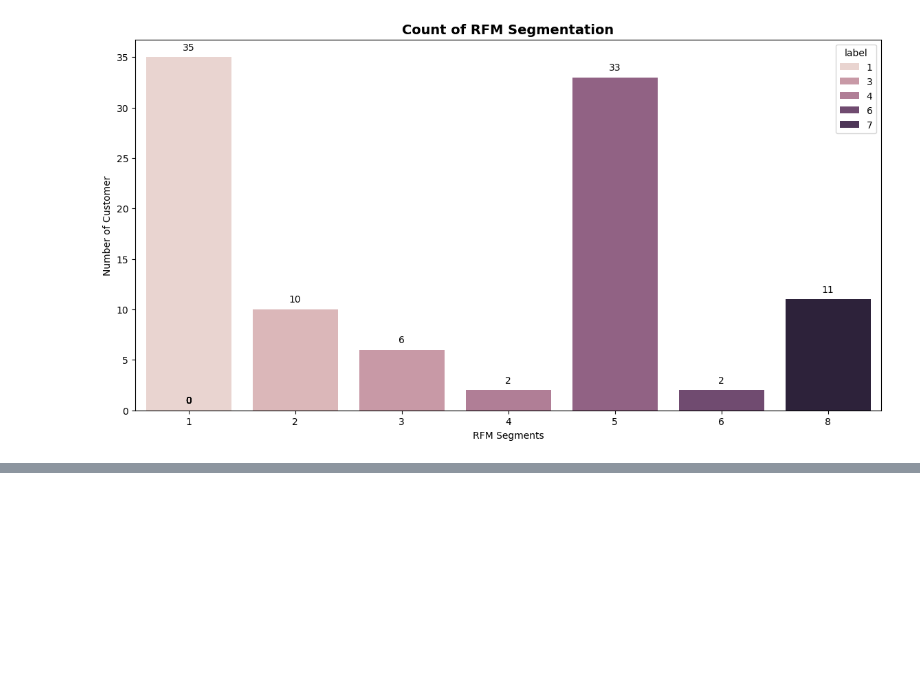
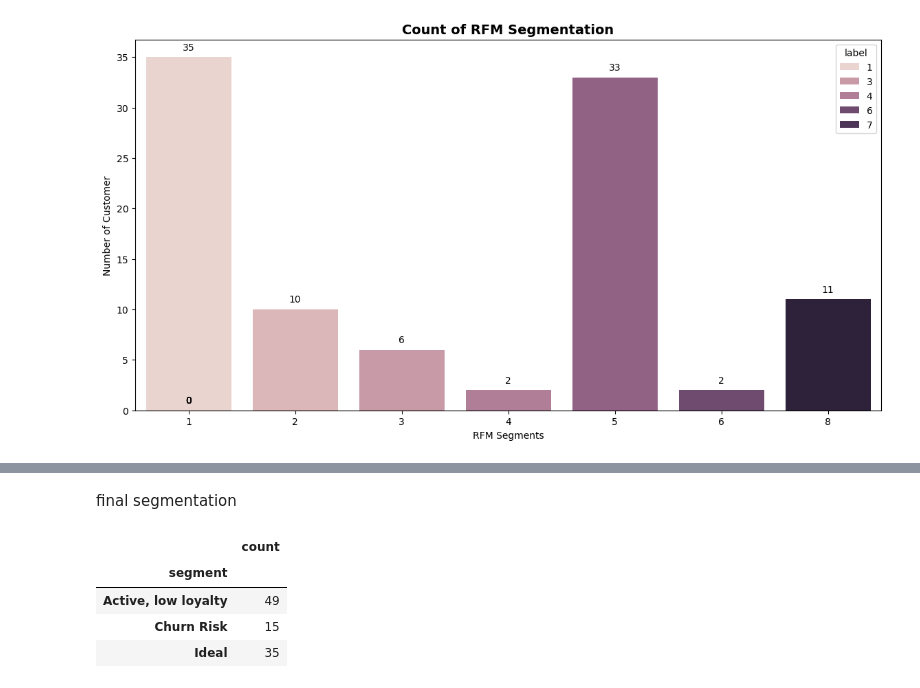
Before and after one commit to RavliAK/cap2, a Jupyter notebook: RFM.ipynb, the cells around one changed output, grey strips where cells are left out. Saved outputs shown, nothing was run; the diff lists cells and outputs as text; code cells hidden in the pictures; blank space fills up the shorter version.

```diff
--- a/RFM.ipynb
+++ b/RFM.ipynb
@@ -511,0 +458,2 @@ berikut adalah Karakteristik, behavior & insight yang dapat di ambil dari tiap s
+# %% [markdown]
+final segmentation
@@ -511,0 +465,10 @@ berikut adalah Karakteristik, behavior & insight yang dapat di ambil dari tiap s
+# %%
+dfP=dfC.groupby('segment')['count'].sum()
+
+pd.DataFrame(dfP)
+# %% [output]
+|  | count |
+| segment |  |
+| Active, low loyalty | 49 |
+| Churn Risk | 15 |
+| Ideal | 35 |
```
Also changed, not shown: parts of 8 cells of this notebook.
